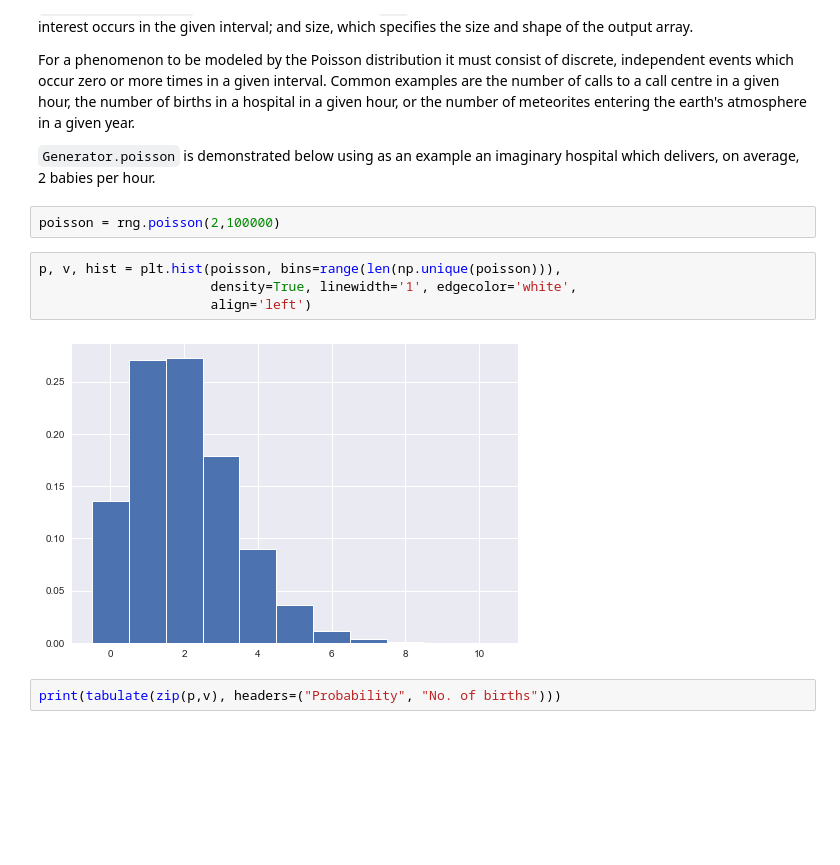
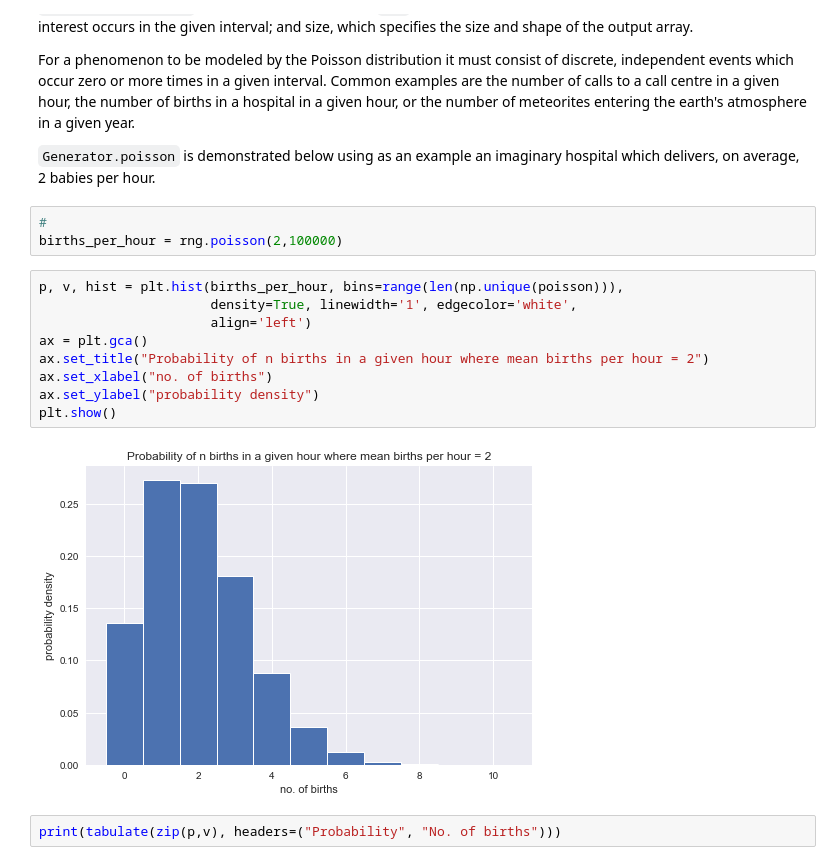
Before and after one commit to fod/numpy-random, a Jupyter notebook: numpy-random.ipynb, the cells around one changed output. Saved outputs shown, nothing was run; the diff lists cells and outputs as text; blank space fills up the shorter version.

```diff
--- a/numpy-random.ipynb
+++ b/numpy-random.ipynb
@@ -625,13 +626,19 @@ For a phenomenon to be modeled by the Poisson distribution it must consist of di
 
 `Generator.poisson` is demonstrated below using as an example an imaginary hospital which delivers, on average, 2 babies per hour.
 # %%
-poisson = rng.poisson(2,100000)
+#
+births_per_hour = rng.poisson(2,100000)
 # %%
-p, v, hist = plt.hist(poisson, bins=range(len(np.unique(poisson))),
+p, v, hist = plt.hist(births_per_hour, bins=range(len(np.unique(poisson))),
                       density=True, linewidth='1', edgecolor='white',
                       align='left')
+ax = plt.gca()
+ax.set_title("Probability of n births in a given hour where mean births per hour = 2")
+ax.set_xlabel("no. of births")
+ax.set_ylabel("probability density")
+plt.show()
 # %% [output]
-[figure, old version]
+[figure, new version]
 # %%
 print(tabulate(zip(p,v), headers=("Probability", "No. of births")))
 # %% [output]
```
Also changed, not shown: parts of 11 cells of this notebook.
